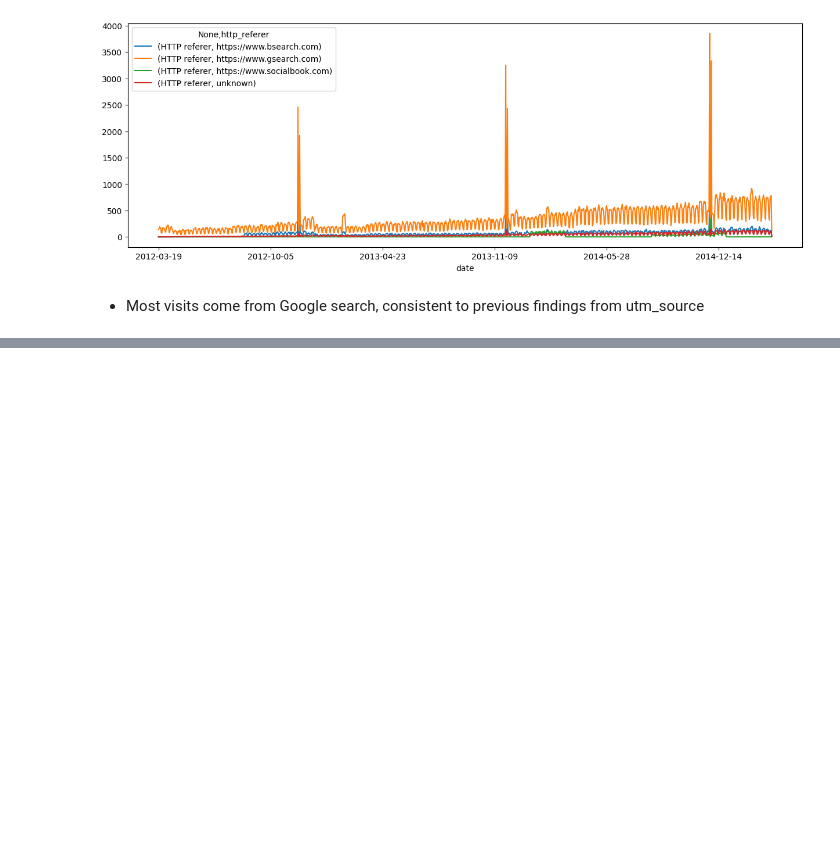
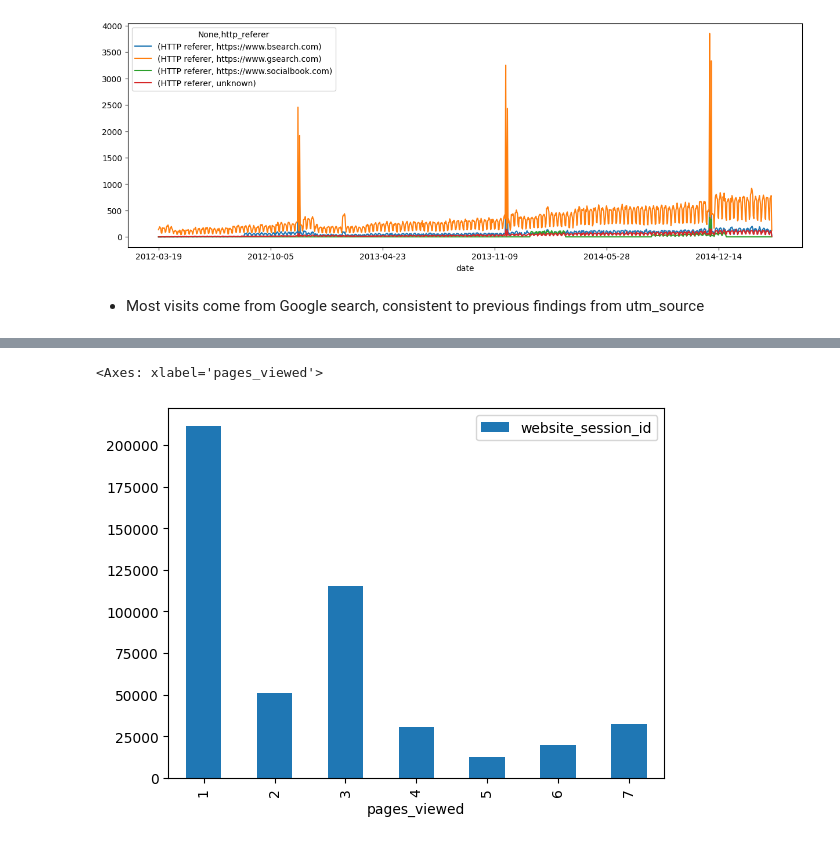
Before and after one commit to chaulnb05/Fuzzy_Ecom, a Jupyter notebook: Notebooks/eda.ipynb, the cells around one changed output, grey strips where cells are left out. Saved outputs shown, nothing was run; the diff lists cells and outputs as text; code cells hidden in the pictures; blank space fills up the shorter version.

Commit message:
eda on pageviews and calculate conversion rate

```diff
--- a/Notebooks/eda.ipynb
+++ b/Notebooks/eda.ipynb
@@ -479,0 +512,6 @@ charts.categorical_time_series(session_df,"http_referer","HTTP referer")
+# %%
+page_per_sess = pageview_df.groupby(by="website_session_id").count()[["website_pageview_id"]]
+page_per_sess.columns = ["pages_viewed"]
+pages_viewed = page_per_sess.reset_index()
+pages_viewed = pages_viewed.groupby(by="pages_viewed").count()
+pages_viewed
@@ -479,0 +528,5 @@ charts.categorical_time_series(session_df,"http_referer","HTTP referer")
+# %%
+pages_viewed.plot(kind="bar")
+# %% [output]
+<Axes: xlabel='pages_viewed'>
+[figure, added]
```
Also changed, not shown: parts of 11 cells of this notebook.
